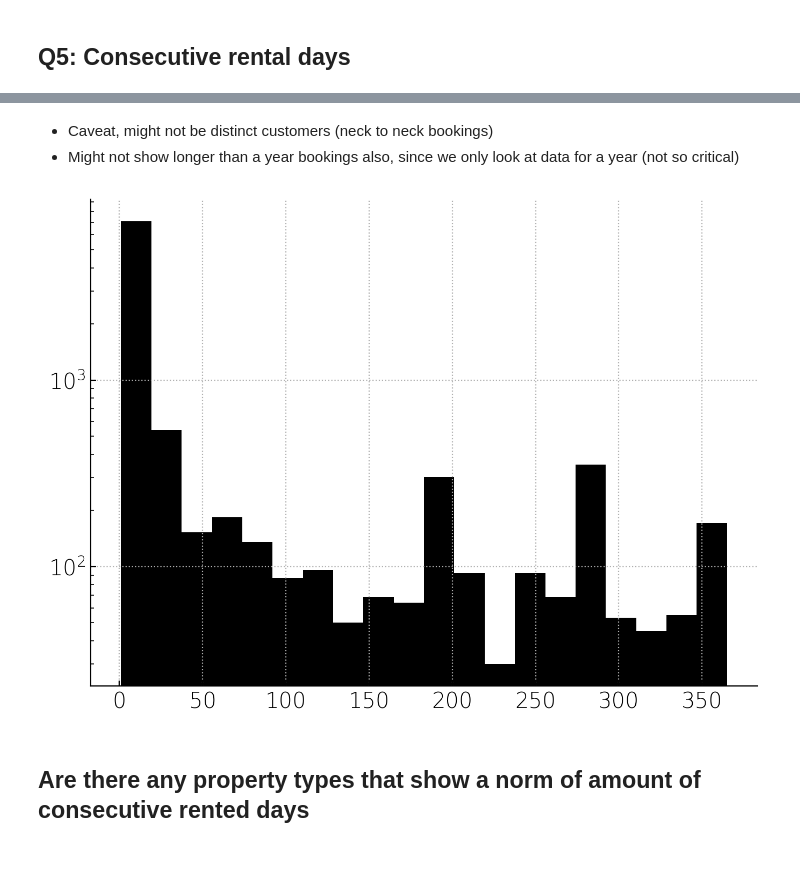
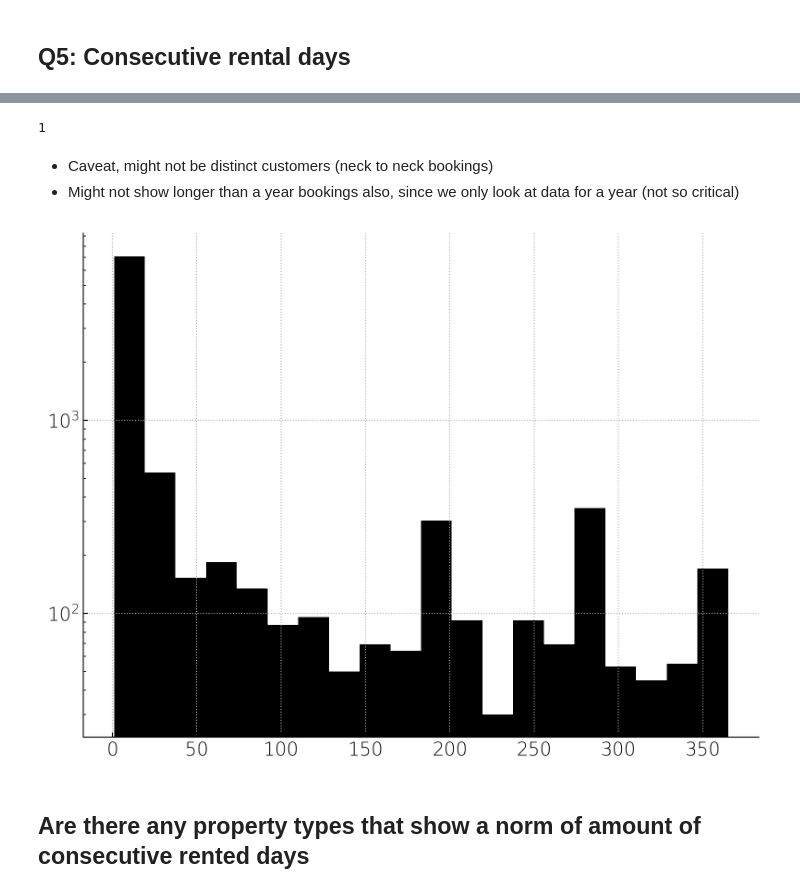
Before and after one commit to jiekebo/udacity_data_science_blog_post, a Jupyter notebook: notebook/Seattle Airbnb Data Analysis.ipynb, the cells around one changed output, grey strips where cells are left out. Drawn from its saved outputs; the diff is of its cells as text; code cells hidden in the pictures; blank space fills up the shorter version.

```diff
--- a/notebook/Seattle Airbnb Data Analysis.ipynb
+++ b/notebook/Seattle Airbnb Data Analysis.ipynb
@@ -311,13 +392,19 @@ ax.set_yscale('linear');
+# %%
+min(consecutive_rented_days[consecutive_rented_days < 50])
+# %% [output]
+1
 # %% [markdown]
 - Caveat, might not be distinct customers (neck to neck bookings)
 - Might not show longer than a year bookings also, since we only look at data for a year (not so critical)
 # %%
 fig,ax = plt.subplots(figsize=(8,6), dpi=200)
 consecutive_rented_days = res[res['availability'] == 'f']['consecutive_days']
 ax.hist(consecutive_rented_days, bins=20, color='k')
 ax.set_yscale('log')
+fig.set_tight_layout(True)
+fig.savefig('consecutive_log.png', dpi=200)
 # %% [output]
-[figure, old version]
+[figure, new version]
 # %% [markdown]
 ## Are there any property types that show a norm of amount of consecutive rented days
 # %%
```
Also changed, not shown: parts of 41 cells of this notebook, 10 other files.
